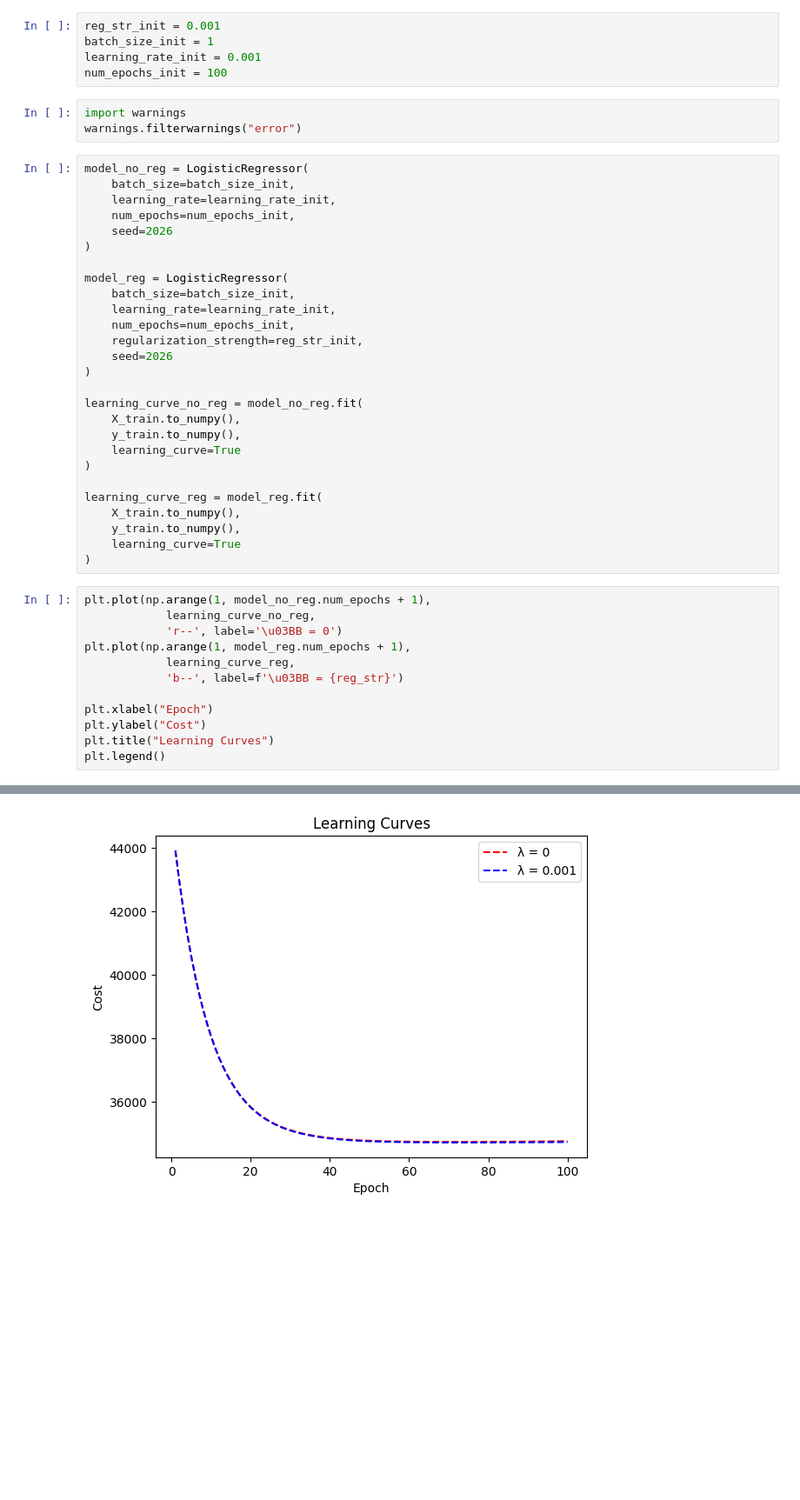
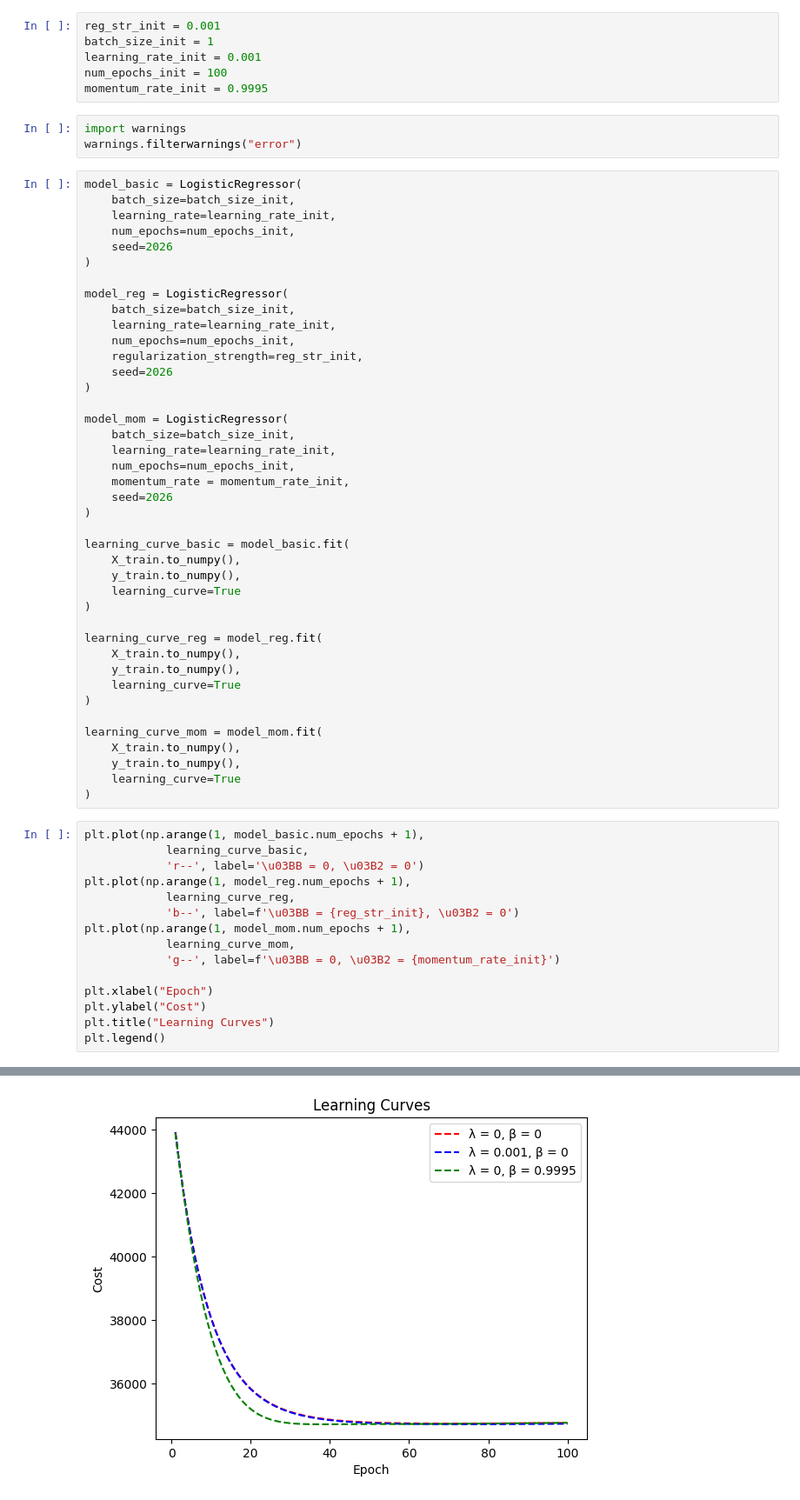
Before and after one commit to johnnyd212/comp551-assignment-2, a Jupyter notebook: notebooks/analysis.ipynb, the cells around one changed output, grey strips where cells are left out. Shown at 87% size. Saved outputs shown, nothing was run; the diff lists cells and outputs as text; blank space fills up the shorter version.

Commit message:
Added momentum to SGD

```diff
--- a/notebooks/analysis.ipynb
+++ b/notebooks/analysis.ipynb
@@ -113,11 +118,12 @@ reg_str_init = 0.001
 batch_size_init = 1
 learning_rate_init = 0.001
 num_epochs_init = 100
+momentum_rate_init = 0.9995
 # %%
 import warnings
 warnings.filterwarnings("error")
 # %%
-model_no_reg = LogisticRegressor(
+model_basic = LogisticRegressor(
     batch_size=batch_size_init,
     learning_rate=learning_rate_init,
     num_epochs=num_epochs_init,
@@ -132,7 +138,15 @@ model_reg = LogisticRegressor(
     seed=2026
 )
 
-learning_curve_no_reg = model_no_reg.fit(
+model_mom = LogisticRegressor(
+    batch_size=batch_size_init,
+    learning_rate=learning_rate_init,
+    num_epochs=num_epochs_init,
+    momentum_rate = momentum_rate_init,
+    seed=2026
+)
+
+learning_curve_basic = model_basic.fit(
     X_train.to_numpy(),
     y_train.to_numpy(),
     learning_curve=True
@@ -143,18 +157,27 @@ learning_curve_reg = model_reg.fit(
     y_train.to_numpy(),
     learning_curve=True
 )
+
+learning_curve_mom = model_mom.fit(
+    X_train.to_numpy(),
+    y_train.to_numpy(),
+    learning_curve=True
+)
 # %%
-plt.plot(np.arange(1, model_no_reg.num_epochs + 1),
-            learning_curve_no_reg,
-            'r--', label='\u03BB = 0')
+plt.plot(np.arange(1, model_basic.num_epochs + 1),
+            learning_curve_basic,
+            'r--', label='\u03BB = 0, \u03B2 = 0')
 plt.plot(np.arange(1, model_reg.num_epochs + 1),
             learning_curve_reg,
-            'b--', label=f'\u03BB = {reg_str}')
+            'b--', label=f'\u03BB = {reg_str_init}, \u03B2 = 0')
+plt.plot(np.arange(1, model_mom.num_epochs + 1),
+            learning_curve_mom,
+            'g--', label=f'\u03BB = 0, \u03B2 = {momentum_rate_init}')
 
 plt.xlabel("Epoch")
 plt.ylabel("Cost")
 plt.title("Learning Curves")
 plt.legend()
 # %% [output]
 <matplotlib.legend.Legend at 0x...>
-[figure, old version]
+[figure, new version]
```
Also changed, not shown: parts of 1 cell of this notebook, 1 other file.
